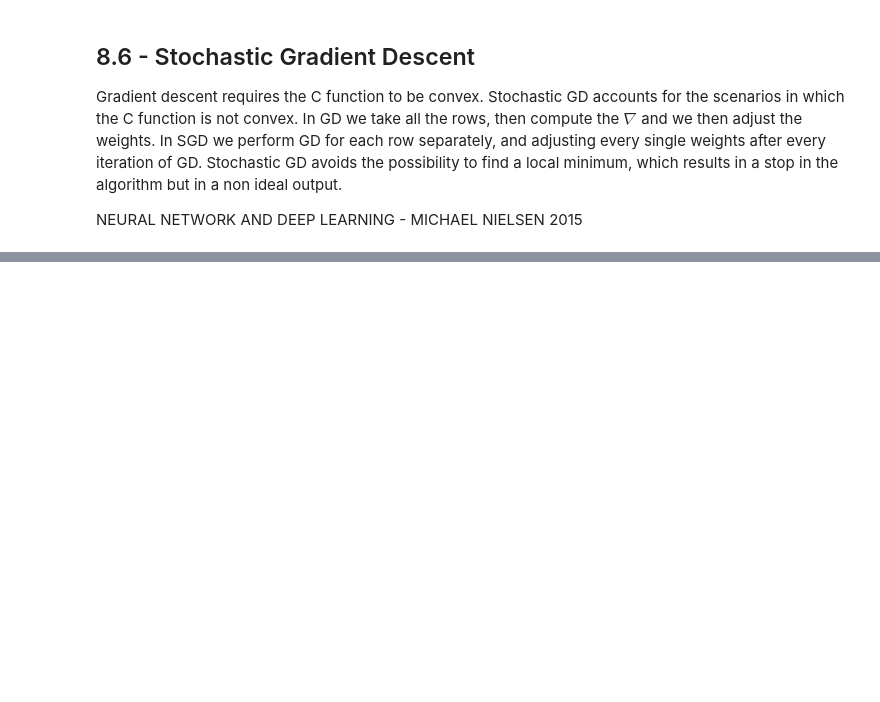
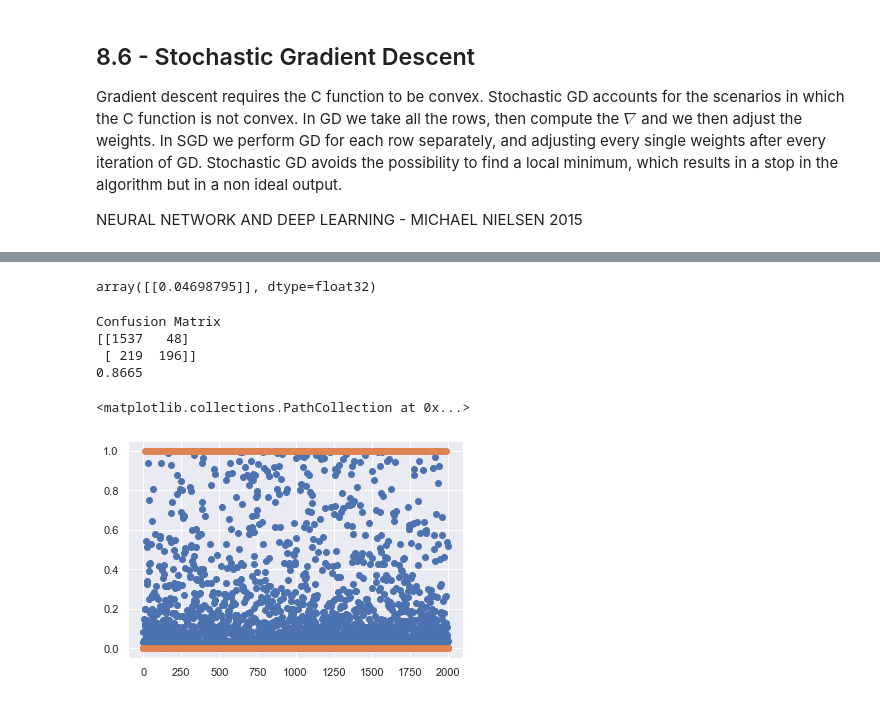
Before and after one commit to JacquesLeen/MachineLearningProjects, a Jupyter notebook: ML - Deep Learning.ipynb, the cells around one changed output, grey strips where cells are left out. Saved outputs shown, nothing was run; the diff lists cells and outputs as text; code cells hidden in the pictures; blank space fills up the shorter version.

```diff
--- a/ML - Deep Learning.ipynb
+++ b/ML - Deep Learning.ipynb
@@ -127,0 +149,13 @@ dataset = pd.read_csv('Part 8 - Deep Learning/Section 39 - Artificial Neural Net
+# %%
+#FEATURE SCALING IS A MUST DO FOR NEURAL NETWORKS
+
+#feature scaling
+from sklearn.preprocessing import StandardScaler
+sc = StandardScaler()
+X_train = sc.fit_transform(X_train) #Per NN si usa anche sulle dummy variables
+X_test = sc.transform(X_test)
+
+print(X_train)
+print(y_train)
+print(X_test)
+print(y_test)
@@ -127,0 +180,22 @@ dataset = pd.read_csv('Part 8 - Deep Learning/Section 39 - Artificial Neural Net
+# %%
+#initialize ANN as a sequence of layers
+ANN = tf.keras.models.Sequential() #creation of an ANN as a sequence of layer
+
+# add input and first layer
+ANN.add(tf.keras.layers.Dense(units = 6, activation = 'relu')) #units is the number of neurons -> no rule of thumb, it's trial and error
+#relu is the code name for the rectifier activation flunction
+
+# add second layer
+ANN.add(tf.keras.layers.Dense(units = 6, activation = 'relu'))
+
+# add output layer
+ANN.add(tf.keras.layers.Dense(units=1, activation= 'sigmoid')) # 1 units because binary output, activation sigmoid because gives probability that the client leaves the bank not just the result 1-0
+# %%
+#compile ANN
+
+ANN.compile(optimizer = 'adam', loss = 'binary_crossentropy', metrics = ['accuracy']) # optimizer for SGD, loss function, metrics
+
+#for non binary classification loss = 'categorical_cross_entropy'
+# %%
+#Train the ANN on the training set
+ANN.fit(X_train, y_train, batch_size = 32, epochs = 100) # batch learning (number of prediction before update of the weights)
@@ -127,0 +221,30 @@ dataset = pd.read_csv('Part 8 - Deep Learning/Section 39 - Artificial Neural Net
+# %%
+# Test Prediction
+test = np.array([1,0,0,600,1,40,3,60000,2,1,1,50000])
+test=sc.transform(test.reshape(1,-1))
+
+ANN.predict(test)
+# %% [output]
+array([[0.04698795]], dtype=float32)
+# %%
+results = ANN.predict(X_test)
+results = (results > 0.5)
+#print(np.concatenate( (y_test.reshape(len(y_test),1), results.reshape(len(results),1)), axis=1 ))
+
+from sklearn.metrics import confusion_matrix, accuracy_score
+
+cf = confusion_matrix(y_test, results)
+print('Confusion Matrix')
+print(cf)
+print(accuracy_score(y_test, results))
+# %% [output]
+Confusion Matrix
+[[1537   48]
+ [ 219  196]]
+0.8665
+# %%
+plt.scatter(range(len(X_test)),ANN.predict(X_test))
+plt.scatter(range(len(X_test)),y_test)
+# %% [output]
+<matplotlib.collections.PathCollection at 0x...>
+[figure, added]
```
Also changed, not shown: parts of 8 cells of this notebook, 3 other files.
